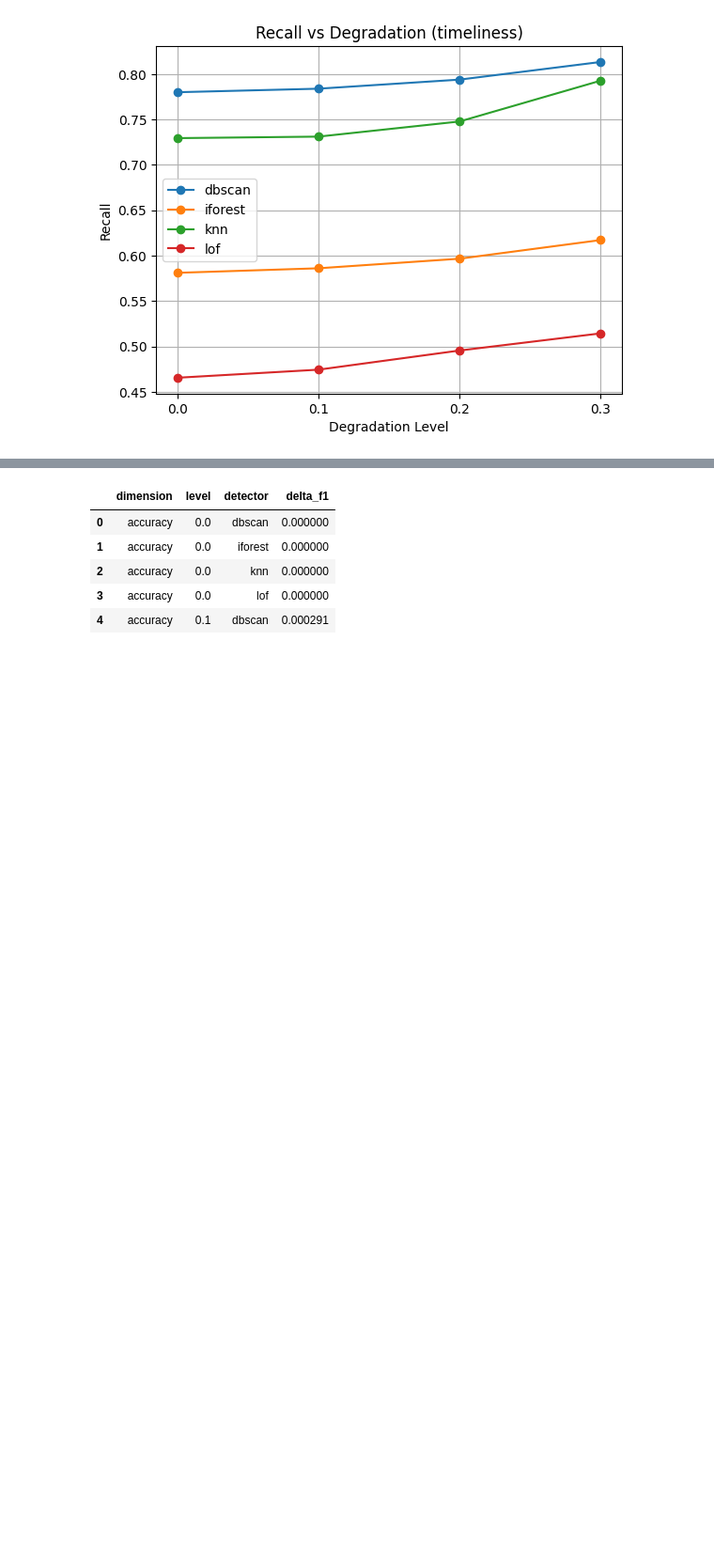
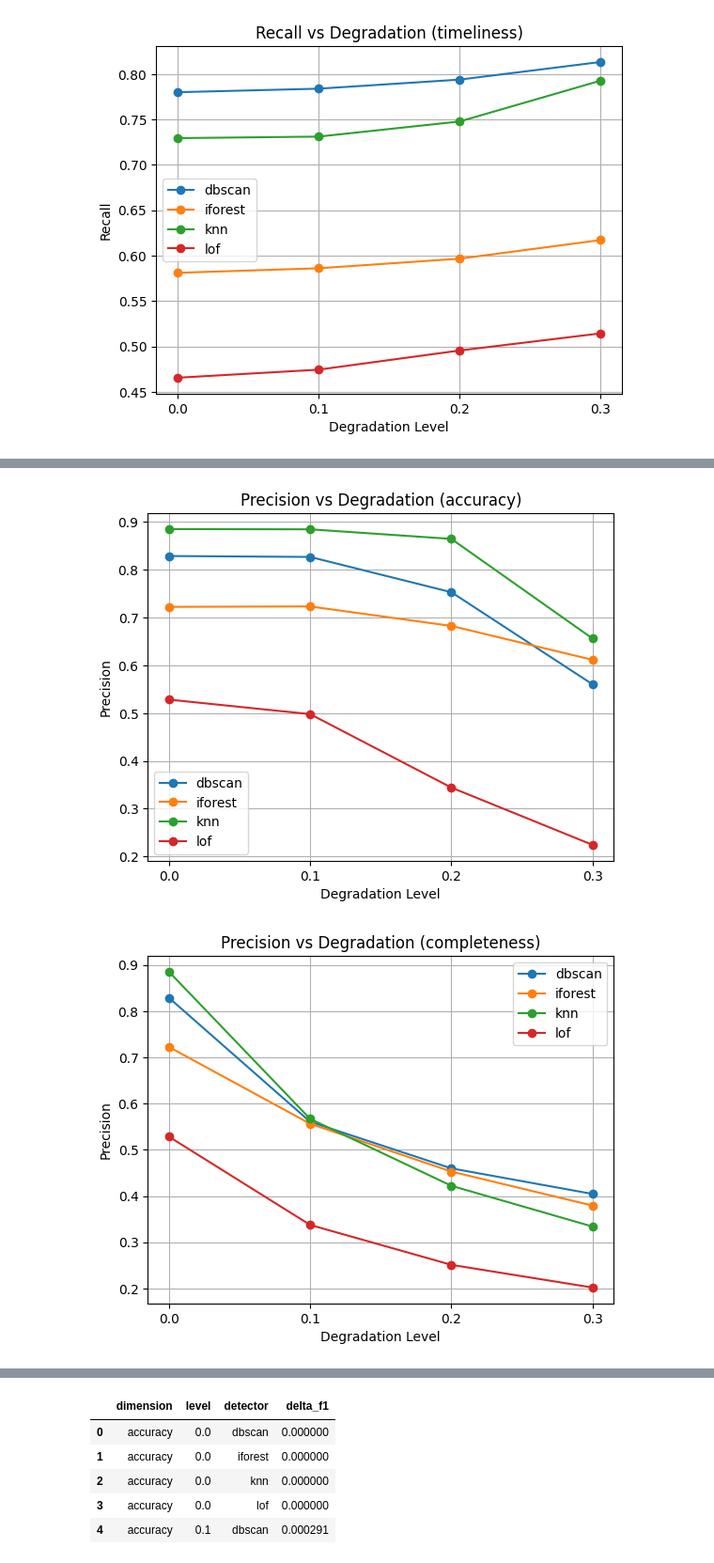
Before and after one commit to andreasdarsa/Data-Quality-Impact-on-Business-Process-Anomaly-Detection, a Jupyter notebook: experiments/analysis.ipynb, the cells around one changed output, grey strips where cells are left out. Shown at 94% size. Saved outputs shown, nothing was run; the diff lists cells and outputs as text; code cells hidden in the pictures; blank space fills up the shorter version.

```diff
--- a/experiments/analysis.ipynb
+++ b/experiments/analysis.ipynb
@@ -172,0 +190,26 @@ for dim in df_deg["dimension"].unique():
+# %%
+for dim in df_deg["dimension"].unique():
+    subset = agg_plot[agg_plot["dimension"] == dim]
+
+    plt.figure()
+
+    for detector in subset["detector"].unique():
+        d = subset[subset["detector"] == detector].sort_values("level")
+
+        plt.plot(
+            d["level"],
+            d["precision_mean"],
+            marker="o",
+            label=detector
+        )
+
+    plt.title(f"Precision vs Degradation ({dim})")
+    plt.xlabel("Degradation Level")
+    plt.ylabel("Precision")
+    plt.xticks([0.0, 0.1, 0.2, 0.3])
+    plt.legend()
+    plt.grid()
+    plt.show()
+# %% [output]
+[figure, added]
+[figure, added]
```
Also changed, not shown: parts of 27 cells of this notebook, 1 other file.
